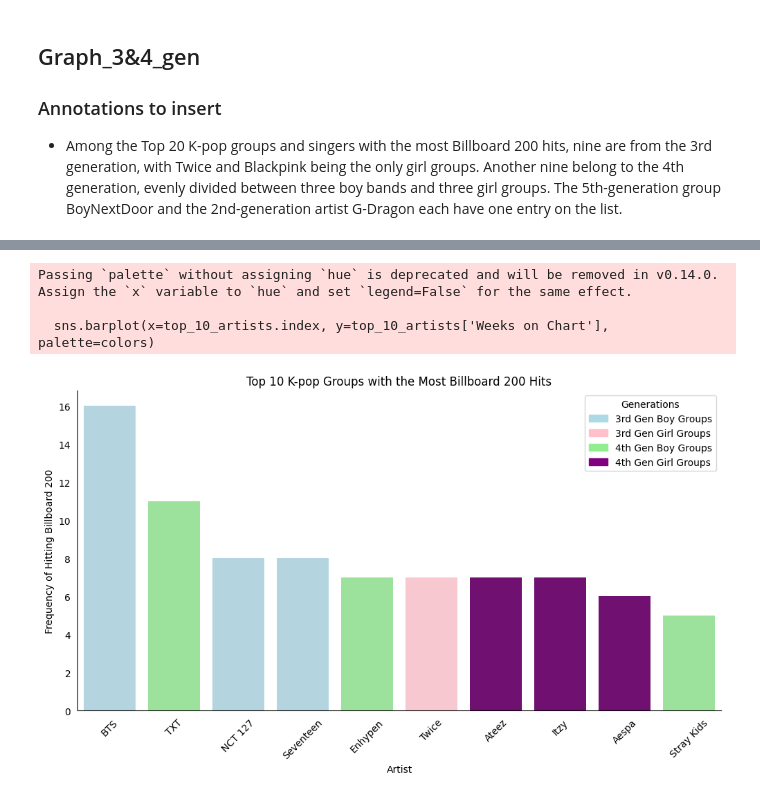
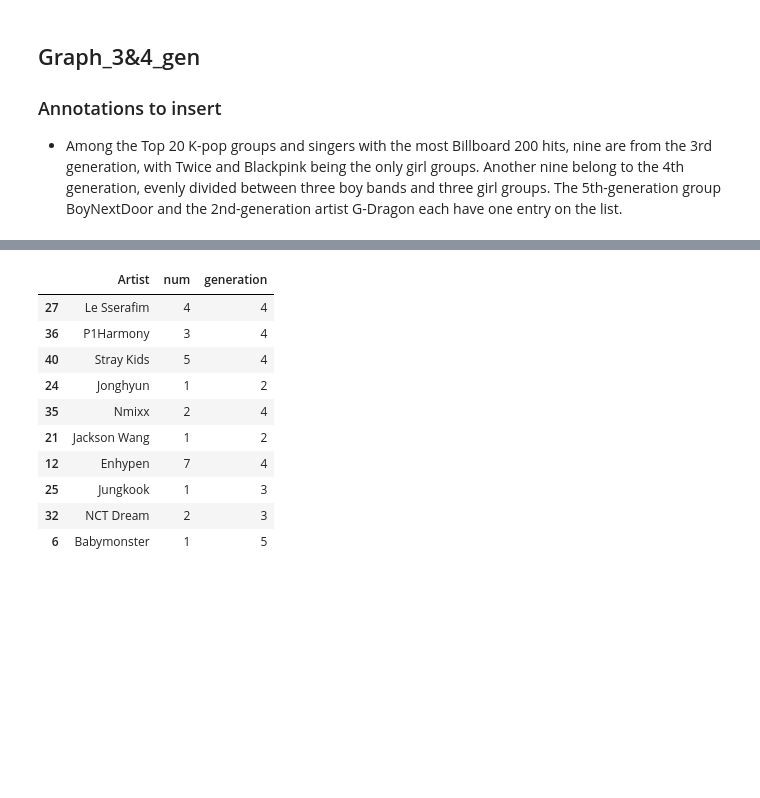
Before and after one commit to Pullze/kpop-info-vis, a Jupyter notebook: vis/SI649_final_3&4th_gen.ipynb, the cells around one changed output, grey strips where cells are left out. Drawn from its saved outputs; the diff is of its cells as text; code cells hidden in the pictures; blank space fills up the shorter version.

```diff
--- a/vis/SI649_final_3&4th_gen.ipynb
+++ b/vis/SI649_final_3&4th_gen.ipynb
@@ -7,7 +7,7 @@ import pprint
 import datetime as dt
 from vega_datasets import data
 # %%
-df = pd.read_csv('billboard_200_cleaned.csv')
+df = pd.read_csv("https://raw.githubusercontent.com/Pullze/kpop-info-vis/refs/heads/master/data/billboard_200_cleaned.csv")
 # %%
 df.head()
 # %% [output]
@@ -217,3 +209,5 @@ df['generation'] = np.where(df['Artist'].isin(['Big Bang', '2NE1', "Girls' Gener
 df['generation'] = np.where(df['Artist'].isin(['Exo', 'BTS', "Blackpink", "Exo-K", 'The Rose', 'Seventeen', 'Twice', 'Red Velvet', 'Jimin', 'Jungkook', 'NCT 127', 'NCT Dream', 'NCT', 'J-Hope', 'Loona', 'Nayeon', 'Agust D', 'Jihyo', 'DPR Ian', 'SuperM', 'Monsta X', 'RM', 'V']), 3, df['generation'])
 df['generation'] = np.where(df['Artist'].isin(['Stray Kids', '(G)I-dle', 'TXT', 'Itzy', 'Ateez', 'Aespa', 'NewJeans', 'Enhypen', 'Le Sserafim', 'Nmixx', 'P1Harmony', 'Kep1er' ]), 4, df['generation'])
 df['generation'] = np.where(df['Artist'].isin(['Babymonster', 'Illit', 'BoyNextDoor', 'Xikers']), 5, df['generation'])
+# %%
+df = df.sort_values(by='num', ascending=False)
@@ -265,48 +231,14 @@ def get_color(artist):
-# %%
-from matplotlib.patches import Patch
-# Select the top 10 artists
-top_10_artists = artist_total_sorted.head(10)
-
-# Apply the custom color palette to the DataFrame
-colors = [get_color(artist) for artist in top_10_artists.index]
-
-# Plot the bar plot with the custom color palette
-plt.figure(figsize=(12, 6))
-sns.barplot(x=top_10_artists.index, y=top_10_artists['Weeks on Chart'], palette=colors)
-
-plt.title('Top 10 K-pop Groups with the Most Billboard 200 Hits')
-plt.xlabel('Artist')
-plt.ylabel('Frequency of Hitting Billboard 200')
-plt.xticks(rotation=45)
-
-# Create custom legend handles
-legend_handles = [
-    Patch(color='lightblue', label='3rd Gen Boy Groups'),
-    Patch(color='pink', label='3rd Gen Girl Groups'),
-    Patch(color='lightgreen', label='4th Gen Boy Groups'),
-    Patch(color='purple', label='4th Gen Girl Groups')
-]
-
-# Add the legend to the plot
-plt.legend(handles=legend_handles, title='Generations', loc='upper right')
-
-# Remove ticks
-plt.tick_params(left=False, bottom=False)
-
-# Remove the border
-sns.despine()
-
-plt.grid(False)
-plt.show()
-# %% [output]
-Passing `palette` without assigning `hue` is deprecated and will be removed in v0.14.0. Assign the `x` variable to `hue` and set `legend=False` for the same effect.
-
-  sns.barplot(x=top_10_artists.index, y=top_10_artists['Weeks on Chart'], palette=colors)
-[figure, removed]
-# %%
-# Create generation based on artist name
-df['generation'] = np.where(df['Artist'] == 'BoA', 1, df['generation'])
-df['generation'] = np.where(df['Artist'].isin(['Big Bang', '2NE1', "Girls' Generation-TTS", "Girls' Generation", 'Taeyang', 'G-Dragon', "Jackson Wang", 'Jonghyun']), 2, df['generation'])
-df['generation'] = np.where(df['Artist'].isin(['Exo', 'BTS', "Blackpink", "Exo-K", 'The Rose', 'Seventeen', 'Twice', 'Red Velvet', 'Jimin', 'Jungkook', 'NCT 127', 'NCT Dream', 'NCT', 'J-Hope', 'Loona', 'Nayeon', 'Agust D', 'Jihyo', 'DPR Ian', 'SuperM', 'Monsta X', 'RM', 'V']), 3, df['generation'])
-df['generation'] = np.where(df['Artist'].isin(['Stray Kids', '(G)I-dle', 'TXT', 'Itzy', 'Ateez', 'Aespa', 'NewJeans', 'Enhypen', 'Le Sserafim', 'Nmixx', 'P1Harmony', 'Kep1er' ]), 4, df['generation'])
-df['generation'] = np.where(df['Artist'].isin(['Babymonster', 'Illit', 'BoyNextDoor', 'Xikers']), 5, df['generation'])
+# %%
+df.sample(10)
+# %% [output]
+|  | Artist | num | generation |
+| 27 | Le Sserafim | 4 | 4 |
+| 36 | P1Harmony | 3 | 4 |
+| 40 | Stray Kids | 5 | 4 |
+| 24 | Jonghyun | 1 | 2 |
+| 35 | Nmixx | 2 | 4 |
+| 21 | Jackson Wang | 1 | 2 |
+| 12 | Enhypen | 7 | 4 |
+| 25 | Jungkook | 1 | 3 |
+| 32 | NCT Dream | 2 | 3 |
+| 6 | Babymonster | 1 | 5 |
```
Also changed, not shown: parts of 8 cells of this notebook, 5 other files.
